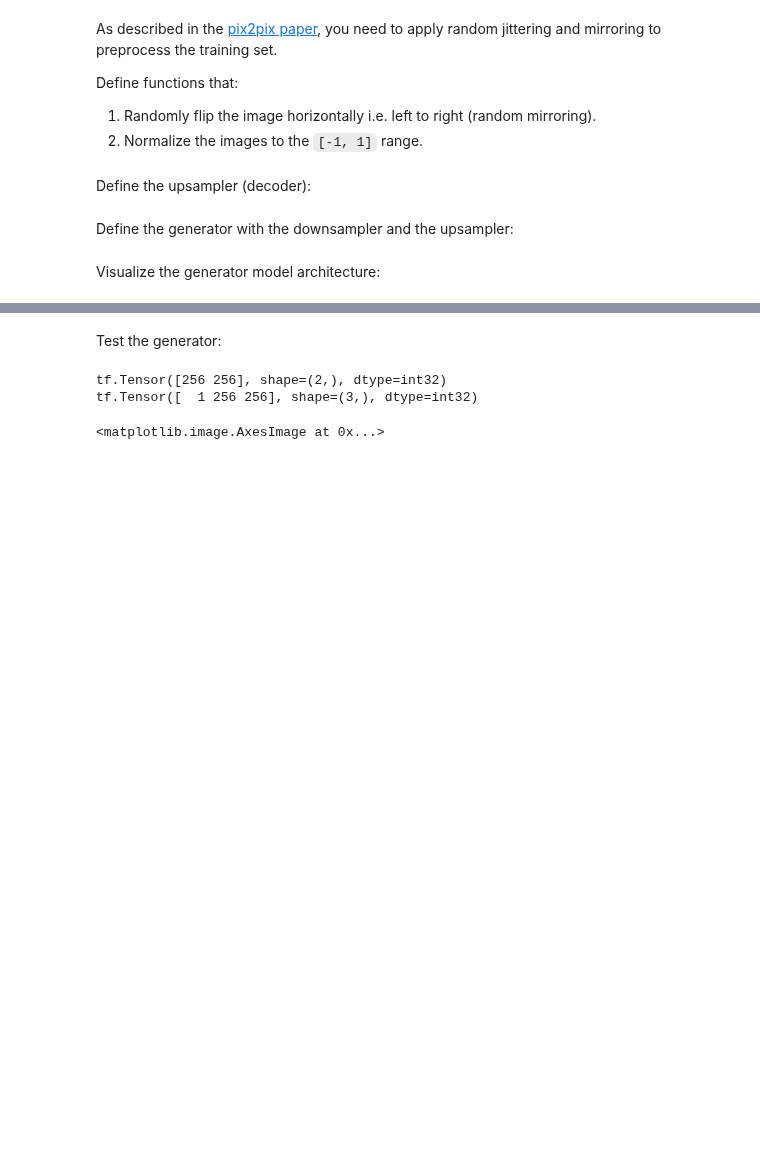
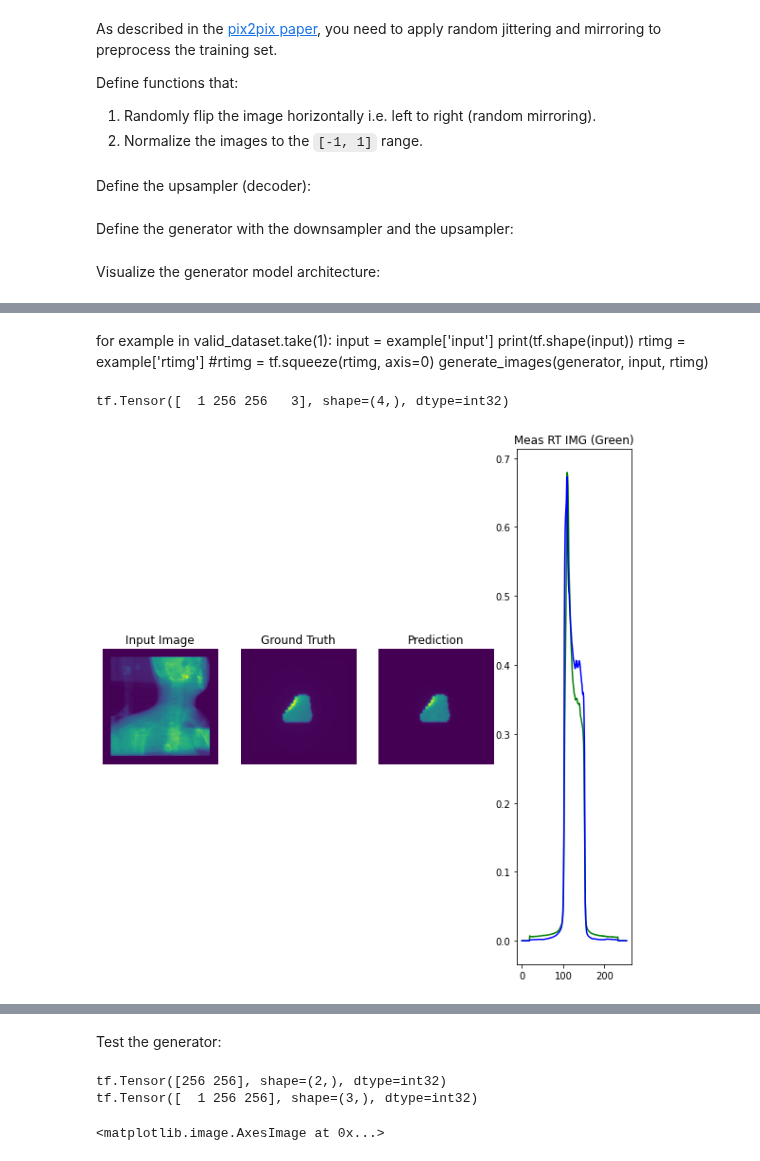
Before and after one commit to cbojechko/Image_Prediction, a Jupyter notebook: Simple_Model_GEN.ipynb, the cells around one changed output, grey strips where cells are left out. Cells and saved outputs as stored; diff of their text form; code cells hidden in the pictures; blank space fills up the shorter version.

```diff
--- a/Simple_Model_GEN.ipynb
+++ b/Simple_Model_GEN.ipynb
@@ -550,3 +565,20 @@ KeyboardInterrupt
+# %% [markdown]
+for example in valid_dataset.take(1):
+  input = example['input']
+  print(tf.shape(input))
+  rtimg = example['rtimg']
+  #rtimg = tf.squeeze(rtimg, axis=0)
+  generate_images(generator, input, rtimg)
+# %%
+for example in valid_dataset.take(1):
+  input = example['input']
+  print(tf.shape(input))
+  rtimg = example['rtimg']
+  #rtimg = tf.squeeze(rtimg, axis=0)
+  generate_images(generator, input, rtimg)
+# %% [output]
+tf.Tensor([  1 256 256   3], shape=(4,), dtype=int32)
+[figure, added]
 # %%
 generator.layers[-2].weights
 # %% [output]
```
Also changed, not shown: parts of 28 cells of this notebook.
